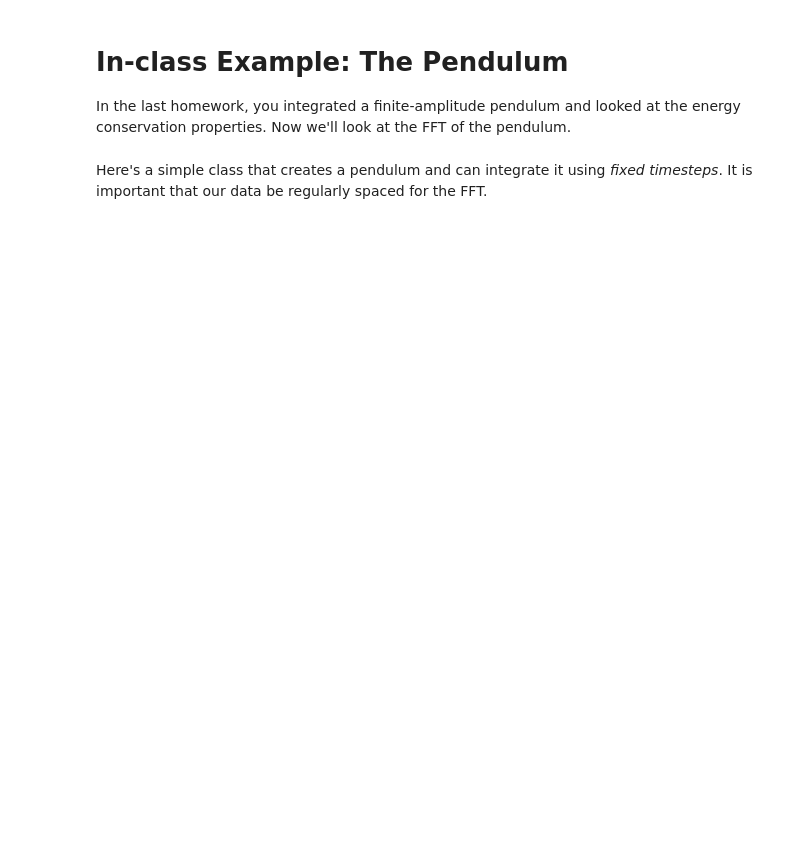
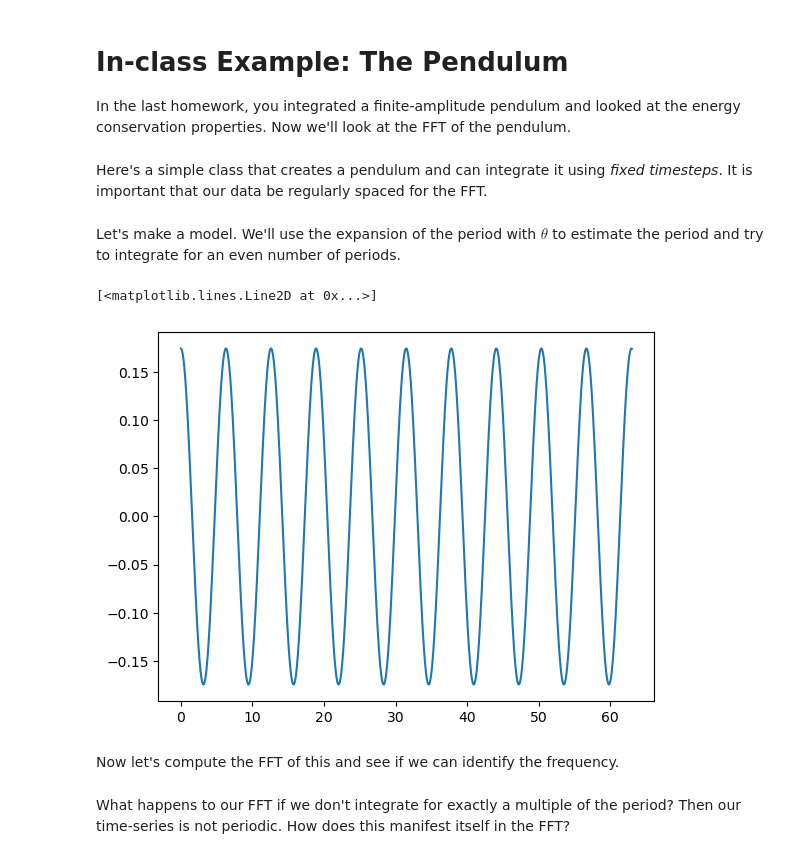
Before and after one commit to zingale/computational_astrophysics, a Jupyter notebook: content/ffts/inclass-pendulum.ipynb, the cells around one changed output. Drawn from its saved outputs; the diff is of its cells as text; code cells hidden in the pictures; blank space fills up the shorter version.

Commit message:
add plot

```diff
--- a/content/ffts/inclass-pendulum.ipynb
+++ b/content/ffts/inclass-pendulum.ipynb
@@ -9,7 +9,8 @@ import matplotlib.pyplot as plt
 Here's a simple class that creates a pendulum and can integrate it using _fixed timesteps_.  It is important that our data be regularly spaced for the FFT.
 # %%
 class Pendulum:
-    """ a simple pendulum (w/o the small angle approximation) """
+    """ a simple pendulum (w/o the small angle approximation).
+    Here, theta0 is in degrees"""
 
     def __init__(self, theta0, g=9.81, L=9.81):
 
@@ -23,8 +24,6 @@ class Pendulum:
 
     def period(self):
         """ return the period up to the theta**2 term """
-
-        # this is Garcia Eq. 2.38
         return 2.0*np.pi*np.sqrt(self.L/self.g)*(1.0 + self.theta0**2/16.0)
 
     def rhs(self, theta, omega):
@@ -84,3 +83,19 @@ class Pendulum:
         self.t = np.asarray(t_s)
         self.theta = np.asarray(theta_s)
         self.omega = np.asarray(omega_s)
+# %% [markdown]
+Let's make a model.  We'll use the expansion of the period with $\theta$ to estimate the period and try to integrate for an even number of periods.
+# %%
+p = Pendulum(10)
+period = p.period()
+p.integrate(0.05, 10*period)
+# %%
+fig, ax = plt.subplots()
+ax.plot(p.t, p.theta)
+# %% [output]
+[<matplotlib.lines.Line2D at 0x...>]
+[figure, added]
+# %% [markdown]
+Now let's compute the FFT of this and see if we can identify the frequency.
+# %% [markdown]
+What happens to our FFT if we don't integrate for exactly a multiple of the period?  Then our time-series is not periodic.  How does this manifest itself in the FFT?
```
